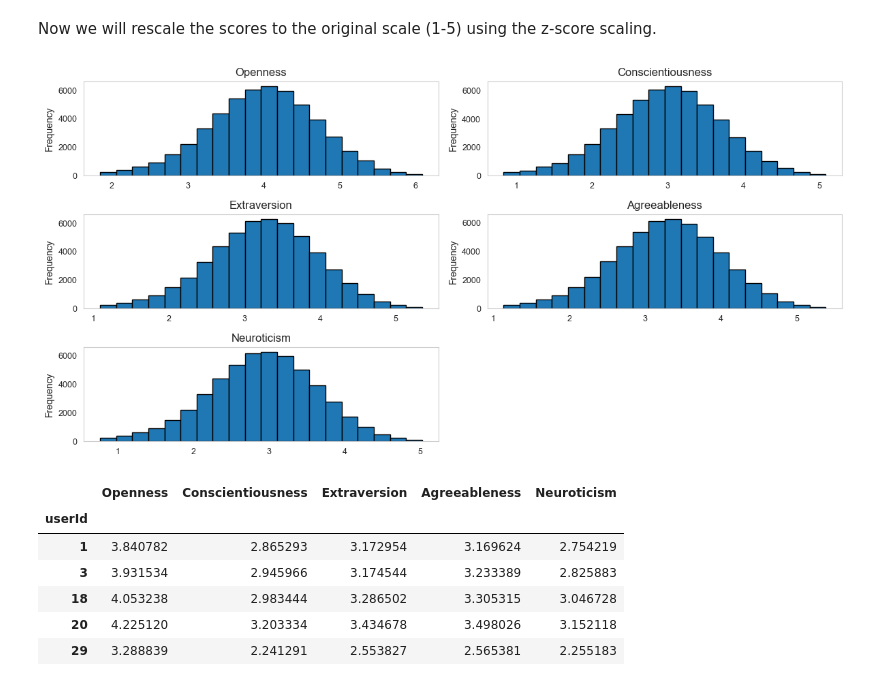
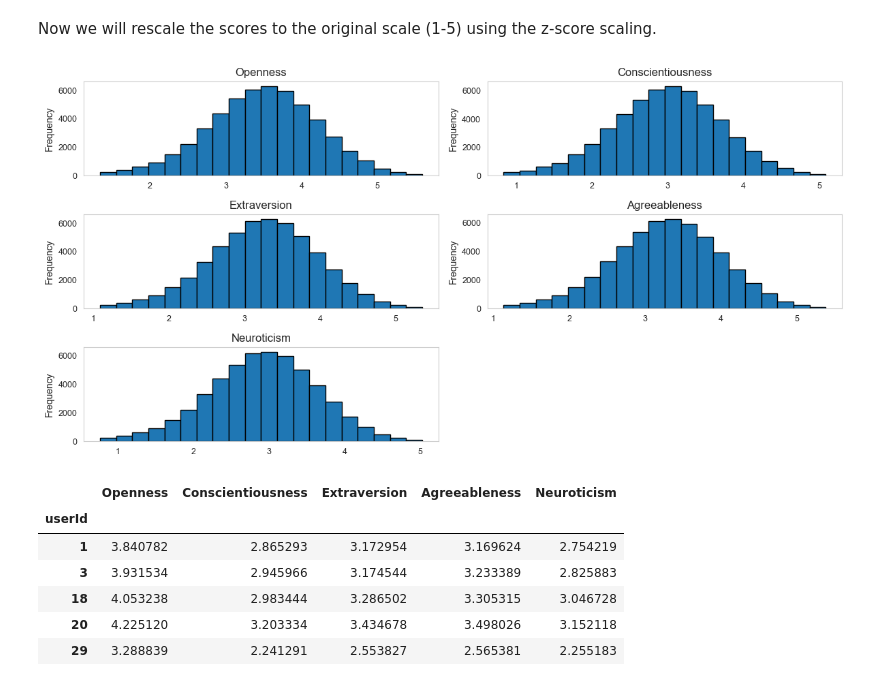
Before and after one commit to PablooDario/Movie-Recommender-System, a Jupyter notebook: Notebooks/7_Extracting_Personality.ipynb, the cells around one changed output. Saved outputs shown, nothing was run; the diff lists cells and outputs as text; code cells hidden in the pictures.

```diff
--- a/Notebooks/7_Extracting_Personality.ipynb
+++ b/Notebooks/7_Extracting_Personality.ipynb
@@ -529,18 +529,18 @@ dtype: float64
 # %% [markdown]
 Now we will rescale the scores to the original scale (1-5) using the z-score scaling.
 # %%
-columns = {'Openness': 3, 'Conscientiousness': 3, 'Extraversion': 3, 'Agreeableness': 3, 'Neuroticism': 5}
+columns = {'Openness': 2.5, 'Conscientiousness': 3, 'Extraversion': 3, 'Agreeableness': 3, 'Neuroticism': 5}
 
 z_scores = pd.DataFrame()
 
 for column, value in columns.items():
     mu = np.mean(res)
     sigma = np.std(res[column])
     z_scores[column] = (res[column] - mu) / (1.4 * sigma) + value
 
 plot(z_scores)
 # %% [output]
-[figure, old version]
+[figure, new version]
 # %%
 z_scores.head(10)
 # %% [output]
```
Also changed, not shown: 1 other file.
